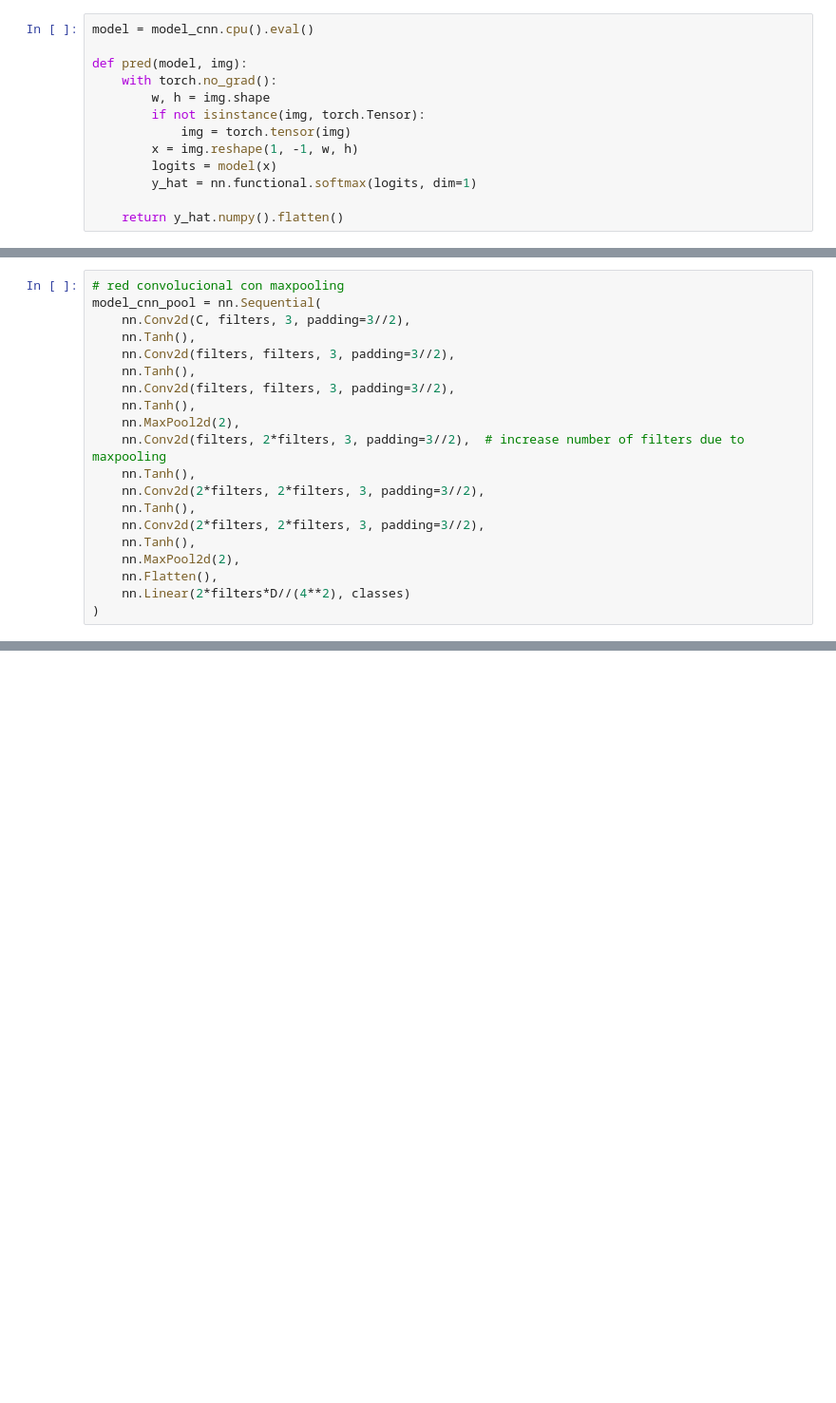
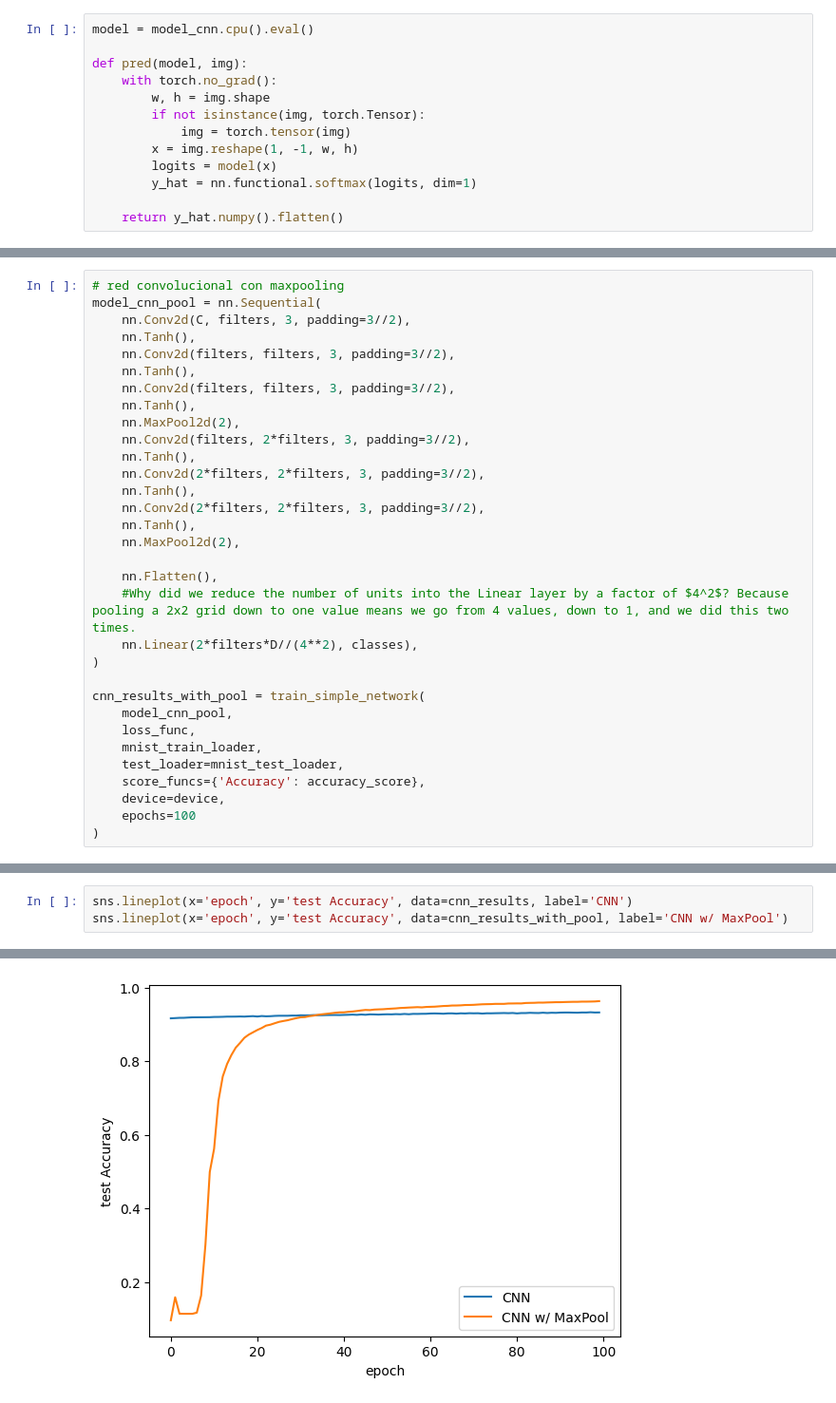
Before and after one commit to fabiogomez11c/hundred_concepts, a Jupyter notebook: convolutions/convolutional_nn.ipynb, the cells around one changed output, grey strips where cells are left out. Shown at 95% size. Cells and saved outputs as stored; diff of their text form; blank space fills up the shorter version.

```diff
--- a/convolutions/convolutional_nn.ipynb
+++ b/convolutions/convolutional_nn.ipynb
@@ -375,13 +380,25 @@ model_cnn_pool = nn.Sequential(
     nn.Conv2d(filters, filters, 3, padding=3//2),
     nn.Tanh(),
     nn.MaxPool2d(2),
-    nn.Conv2d(filters, 2*filters, 3, padding=3//2),  # increase number of filters due to maxpooling
+    nn.Conv2d(filters, 2*filters, 3, padding=3//2),
     nn.Tanh(),
     nn.Conv2d(2*filters, 2*filters, 3, padding=3//2),
     nn.Tanh(),
     nn.Conv2d(2*filters, 2*filters, 3, padding=3//2),
     nn.Tanh(),
     nn.MaxPool2d(2),
+
     nn.Flatten(),
-    nn.Linear(2*filters*D//(4**2), classes)
+    #Why did we reduce the number of units into the Linear layer by a factor of $4^2$? Because pooling a 2x2 grid down to one value means we go from 4 values, down to 1, and we did this two times.
+    nn.Linear(2*filters*D//(4**2), classes),
 )
+
+cnn_results_with_pool = train_simple_network(
+    model_cnn_pool,
+    loss_func,
+    mnist_train_loader,
+    test_loader=mnist_test_loader,
+    score_funcs={'Accuracy': accuracy_score},
+    device=device,
+    epochs=100
+)
@@ -387,0 +431,4 @@ model_cnn_pool = nn.Sequential(
+# %%
+sns.lineplot(x='epoch', y='test Accuracy', data=cnn_results, label='CNN')
+sns.lineplot(x='epoch', y='test Accuracy', data=cnn_results_with_pool, label='CNN w/ MaxPool')
+# %% [output]
@@ -387,0 +436 @@ model_cnn_pool = nn.Sequential(
+[figure, added]
```
Also changed, not shown: parts of 7 cells of this notebook, 1 other file.
